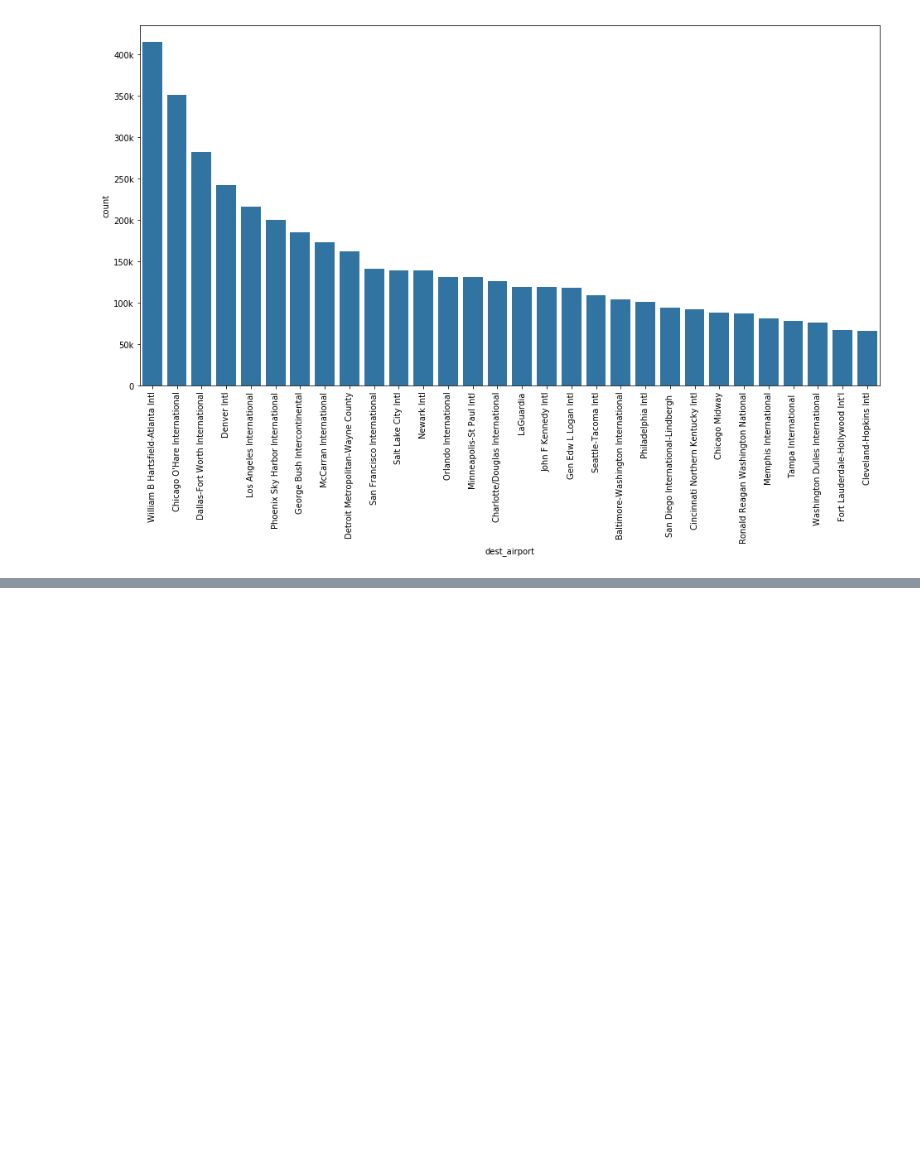
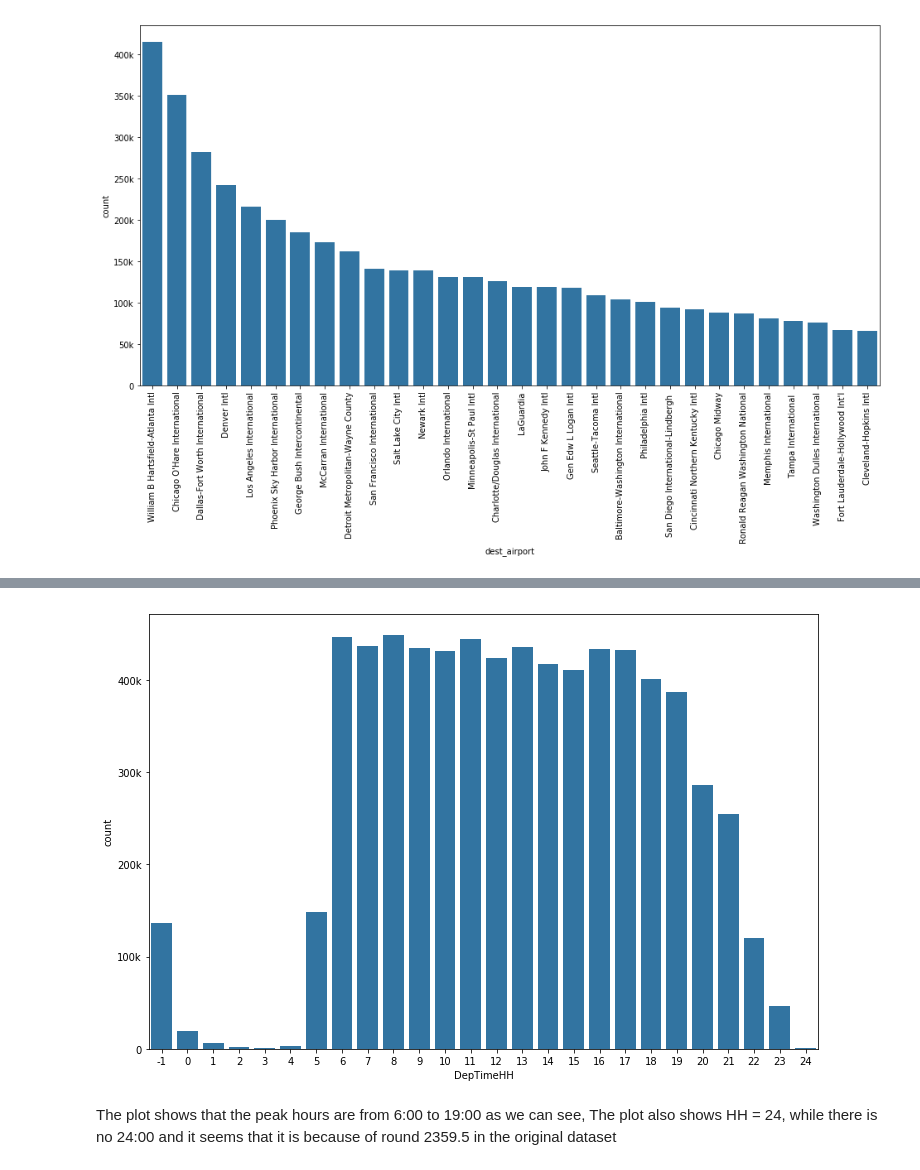
Before and after one commit to iRaied/UDACITY_Project_5.2_Flights, a Jupyter notebook: Flights.ipynb, the cells around one changed output, grey strips where cells are left out. Drawn from its saved outputs; the diff is of its cells as text; code cells hidden in the pictures; blank space fills up the shorter version.

```diff
--- a/Flights.ipynb
+++ b/Flights.ipynb
@@ -631,0 +465,4 @@ Name: Year, Length: 63, dtype: int64
+# %%
+# Now, Let's create a new column called DepTimeHH to store the hour
+
+df_2008_clean['DepTimeHH'] = df_2008_clean['DepTime']/100
@@ -631,0 +475,4 @@ Name: Year, Length: 63, dtype: int64
+# %%
+# Fill null values with -1 to distinguish between these null values and other values
+
+df_2008_clean['DepTimeHH'] = df_2008_clean['DepTimeHH'].fillna(-1).astype(int)
@@ -631,0 +522,9 @@ Name: Year, Length: 63, dtype: int64
+# %%
+plt.figure(figsize = (12, 8))
+color_palatte = sb.color_palette()[0]
+sb.countplot(data = df_2008_clean, x = 'DepTimeHH', color = color_palette);
+plt.yticks([0, 10e4, 20e4, 30e4, 40e4],['0', '100k', '200k', '300k', '400k']);
+# %% [output]
+[figure, added]
+# %% [markdown]
+The plot shows that the peak hours are from 6:00 to 19:00 as we can see, The plot also shows HH = 24, while there is no 24:00 and it seems that it is because of round 2359.5 in the original dataset
```
Also changed, not shown: parts of 90 cells of this notebook.
